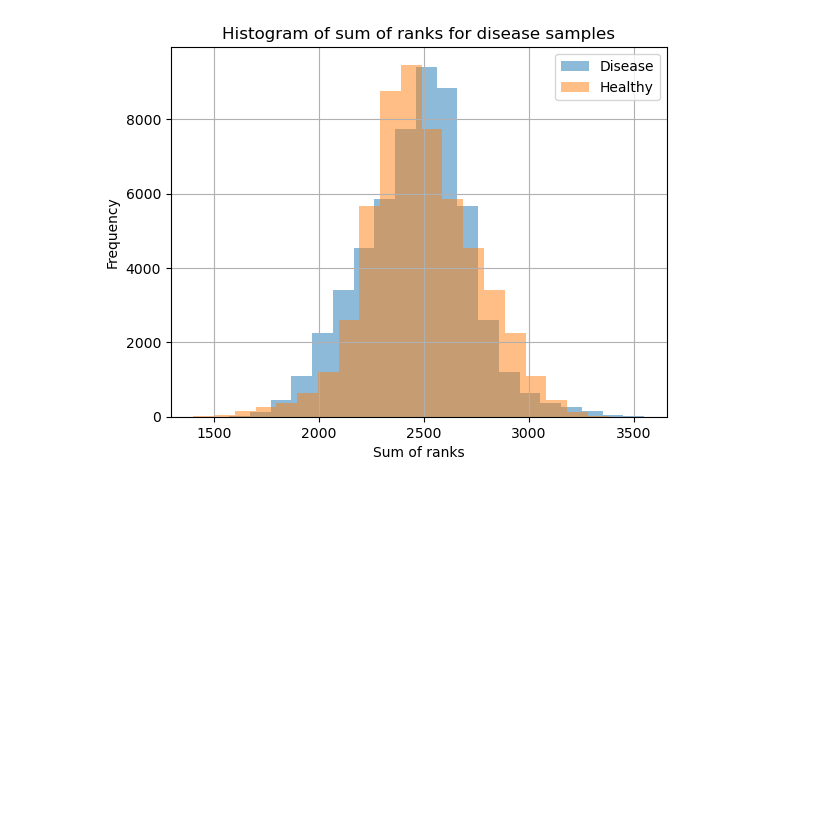
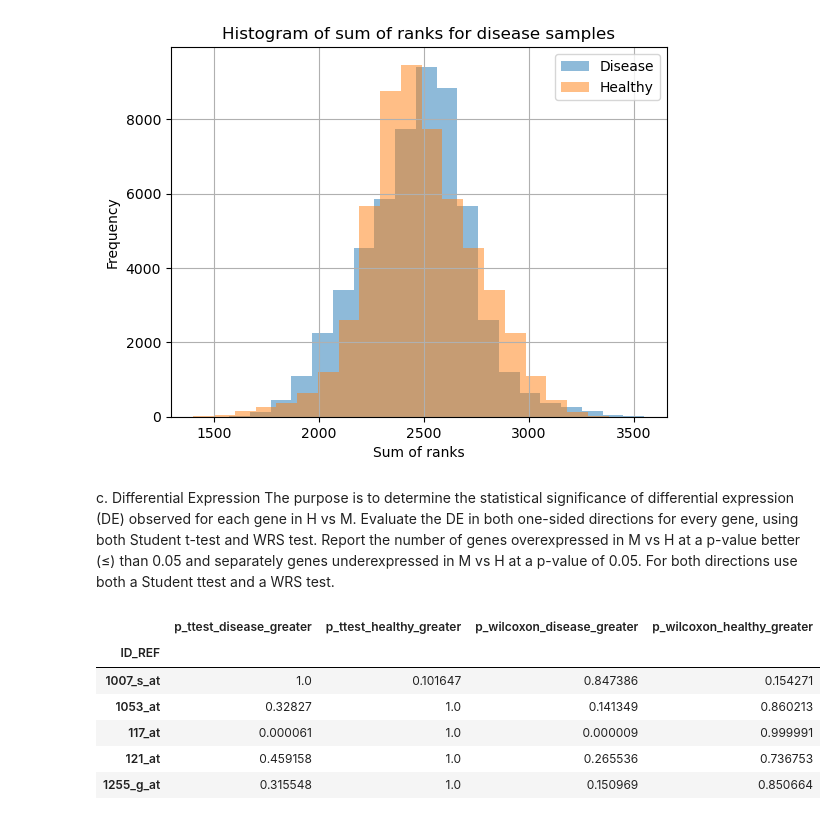
Before and after one commit to matanyaw9/iml_project, a Jupyter notebook: part_1.ipynb, the cells around one changed output. Cells and saved outputs as stored; diff of their text form; code cells hidden in the pictures; blank space fills up the shorter version.

```diff
--- a/part_1.ipynb
+++ b/part_1.ipynb
@@ -230,3 +232,46 @@ plt.legend(['Disease', 'Healthy'])
 plt.show()
 # %% [output]
 [figure]
+# %% [markdown]
+c. Differential Expression
+The purpose is to determine the statistical significance of
+differential expression (DE) observed for each gene in H vs M.
+Evaluate the DE in both one-sided directions for every gene,
+using both Student t-test and WRS test. Report the number of genes overexpressed in M vs H at a p-value
+better (≤) than 0.05 and separately genes underexpressed in M
+vs H at a p-value of 0.05. For both directions use both a Student ttest
+and a WRS test.
+# %%
+from scipy.stats import ttest_ind, mannwhitneyu
+
+def student_t_test(gene):
+    disease_values = cleaned_df.loc[gene, disease_samples]
+    healthy_values = cleaned_df.loc[gene, healthy_samples]
+    t_stat_ttest, p_value_two_tailed_ttest = ttest_ind(disease_values, healthy_values, equal_var=False)
+    _, p_wilcoxon_disease_greater = mannwhitneyu(disease_values, healthy_values, alternative='greater')
+    _, p_wilcoxon_healthy_greater = mannwhitneyu(disease_values, healthy_values, alternative='less')
+
+    # convert p_value into one-way value.
+    p_val_disease_greater_ttest = p_value_two_tailed_ttest / 2 if t_stat_ttest > 0 else 1
+    p_val_healthy_greater_ttest = p_value_two_tailed_ttest / 2 if t_stat_ttest < 0 else 1
+
+    return{ "p_ttest_disease_greater": p_val_disease_greater_ttest,
+            "p_ttest_healthy_greater": p_val_healthy_greater_ttest,
+            'p_wilcoxon_disease_greater': p_wilcoxon_disease_greater,
+            'p_wilcoxon_healthy_greater': p_wilcoxon_healthy_greater
+            }
+
+
+p_values = pd.DataFrame(index=cleaned_df.index, columns=['p_ttest_disease_greater', 'p_ttest_healthy_greater', 'p_wilcoxon_disease_greater', 'p_wilcoxon_healthy_greater'])
+for gene in cleaned_df.index:
+    p_values.loc[gene] = student_t_test(gene)
+
+p_values.head()
+# %% [output]
+|  | p_ttest_disease_greater | p_ttest_healthy_greater | p_wilcoxon_disease_greater | p_wilcoxon_healthy_greater |
+| ID_REF |  |  |  |  |
+| 1007_s_at | 1.0 | 0.101647 | 0.847386 | 0.154271 |
+| 1053_at | 0.32827 | 1.0 | 0.141349 | 0.860213 |
+| 117_at | 0.000061 | 1.0 | 0.000009 | 0.999991 |
+| 121_at | 0.459158 | 1.0 | 0.265536 | 0.736753 |
+| 1255_g_at | 0.315548 | 1.0 | 0.150969 | 0.850664 |
```
Also changed, not shown: parts of 12 cells of this notebook, 1 other file.
